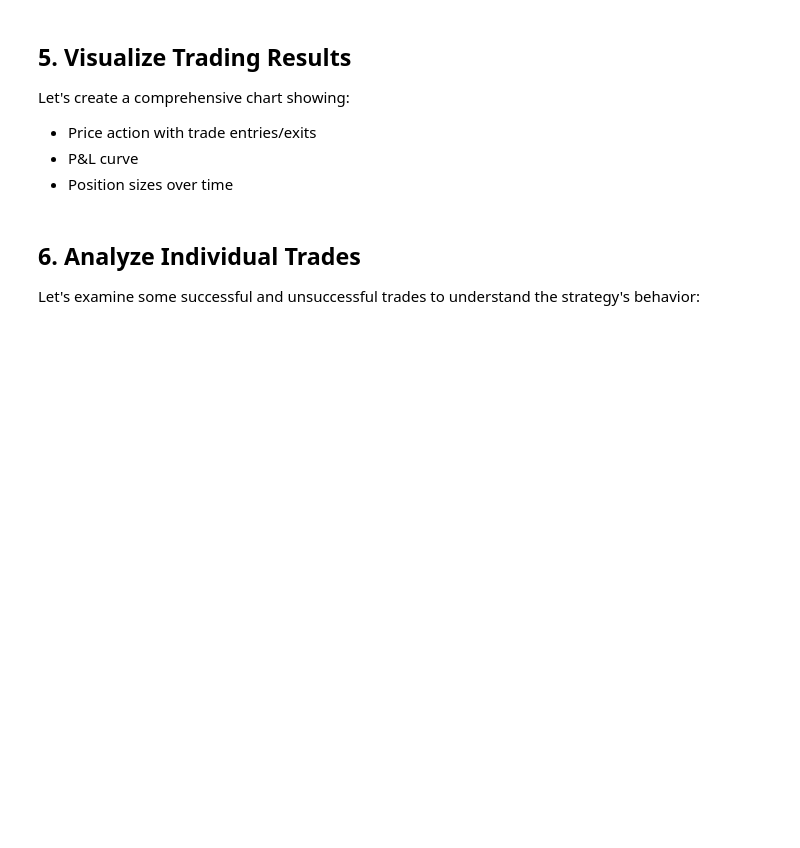
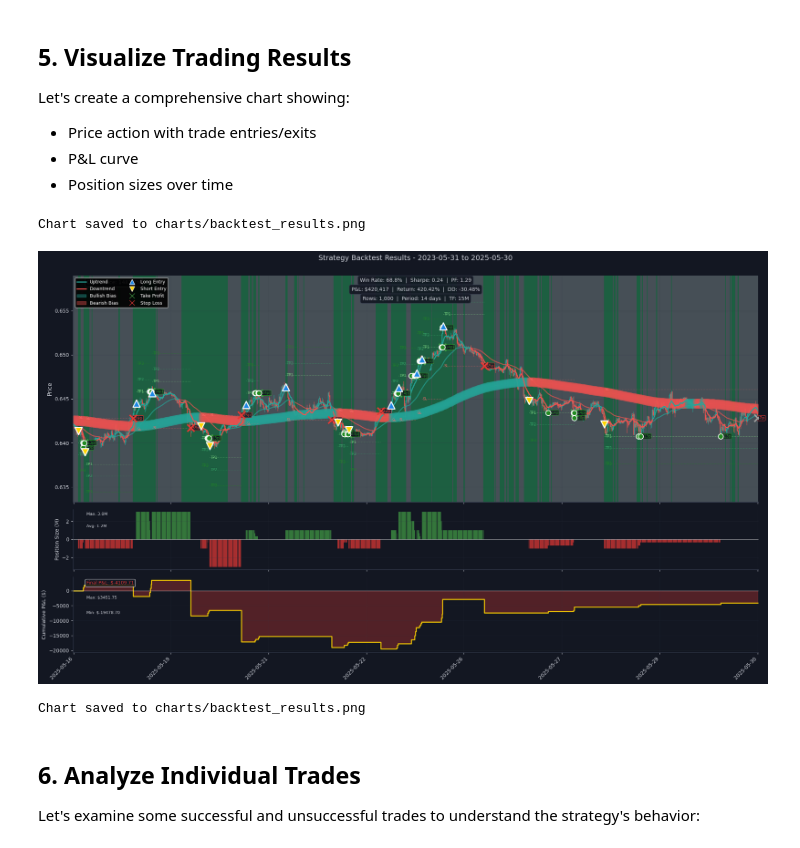
Before and after one commit to Pytrader1x/ML_STRATEGIES, a Jupyter notebook: Classical_strategies/Classical_strat.ipynb, the cells around one changed output. Drawn from its saved outputs; the diff is of its cells as text; code cells hidden in the pictures; blank space fills up the shorter version.

```diff
--- a/Classical_strategies/Classical_strat.ipynb
+++ b/Classical_strategies/Classical_strat.ipynb
@@ -263,20 +269,24 @@ Let's create a comprehensive chart showing:
 # %%
 # Create output directory for charts
 Path("charts").mkdir(exist_ok=True)
 
 # Plot the complete backtest results
 fig = plot_production_results(
-    df=df_test,
+    df=df_test.tail(1000),  # Plot last 1000 bars for clarity
     results=results,
     title=f"Strategy Backtest Results - {df_test.index[0].strftime('%Y-%m-%d')} to {df_test.index[-1].strftime('%Y-%m-%d')}",
     show_pnl=True,
     show_position_sizes=True,
     figsize=(20, 14),
     save_path="charts/backtest_results.png",
     show=True
 )
 
 print("\nChart saved to charts/backtest_results.png")
+# %% [output]
+Chart saved to charts/backtest_results.png
+[figure, added]
+Chart saved to charts/backtest_results.png
 # %% [markdown]
 ## 6. Analyze Individual Trades
 
```
Also changed, not shown: parts of 7 cells of this notebook, 2 other files.
